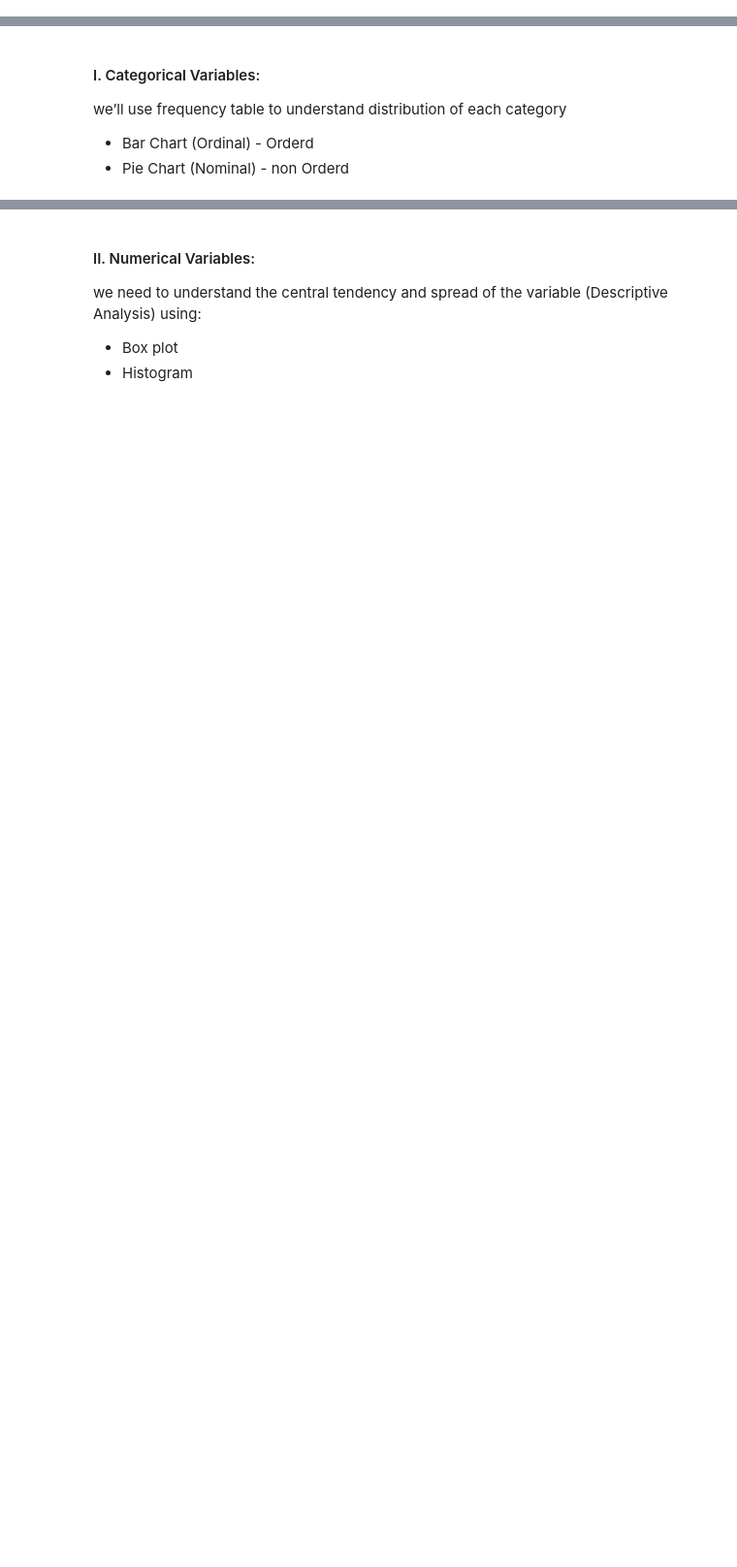
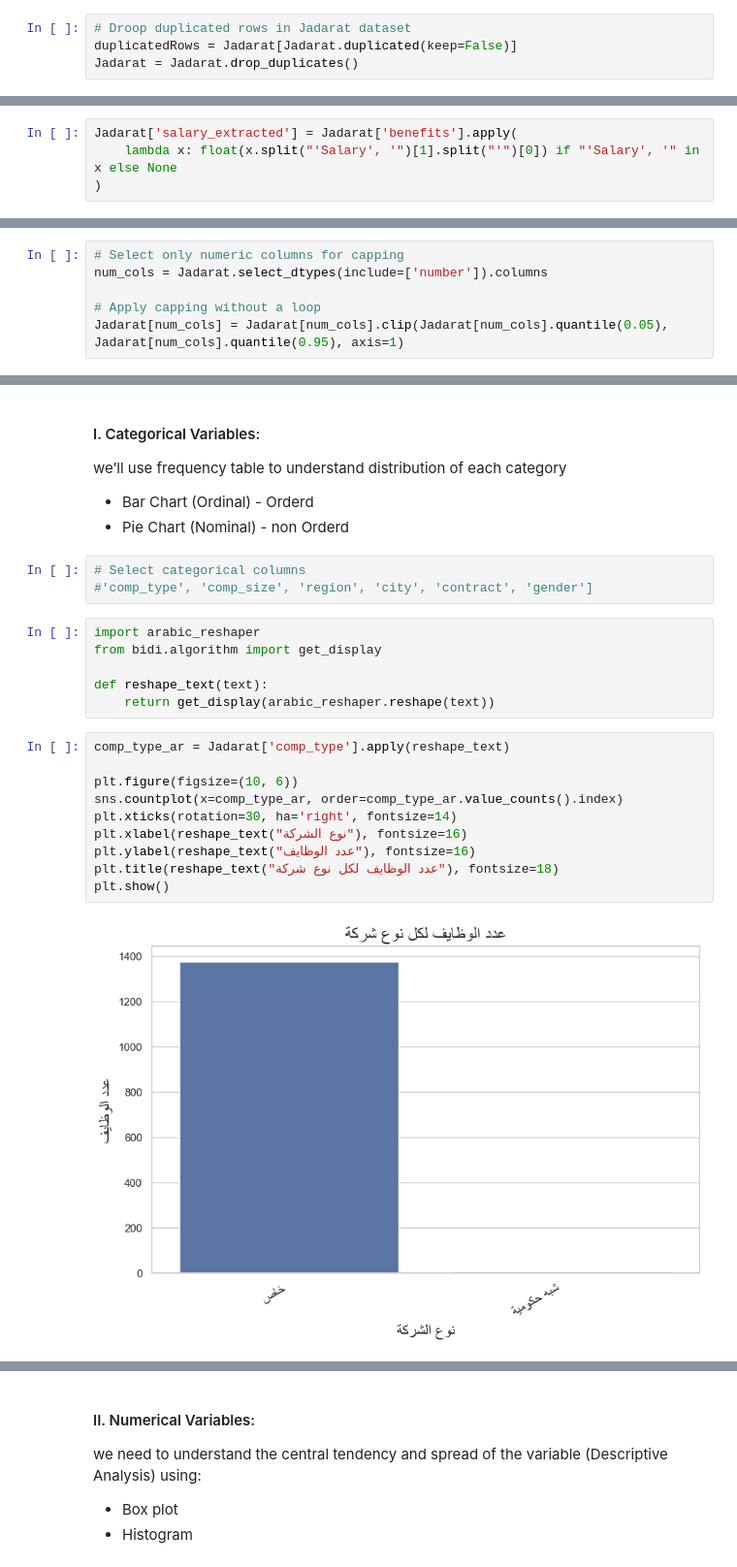
Before and after one commit to Tuwaiq-DS-ML-bootcamp-V-9/Usecase-5, a Jupyter notebook: EDA explain template.ipynb, the cells around one changed output, grey strips where cells are left out. Shown at 97% size. Saved outputs shown, nothing was run; the diff lists cells and outputs as text; blank space fills up the shorter version.

```diff
--- a/EDA explain template.ipynb
+++ b/EDA explain template.ipynb
@@ -686,0 +891,4 @@ missing_qualif_after
+# %%
+# Droop duplicated rows in Jadarat dataset
+duplicatedRows = Jadarat[Jadarat.duplicated(keep=False)]
+Jadarat = Jadarat.drop_duplicates()
@@ -686,0 +904,4 @@ missing_qualif_after
+# %%
+Jadarat['salary_extracted'] = Jadarat['benefits'].apply(
+    lambda x: float(x.split("'Salary', '")[1].split("'")[0]) if "'Salary', '" in x else None
+)
@@ -699,0 +1074,6 @@ Most of the ways to deal with outliers are similar to the methods of missing val
+# %%
+# Select only numeric columns for capping
+num_cols = Jadarat.select_dtypes(include=['number']).columns
+
+# Apply capping without a loop
+Jadarat[num_cols] = Jadarat[num_cols].clip(Jadarat[num_cols].quantile(0.05), Jadarat[num_cols].quantile(0.95), axis=1)
@@ -720,3 +1120,24 @@ Method to perform uni-variate analysis will depend on whether the variable type
 we’ll use frequency table to understand distribution of each category
 - Bar Chart (Ordinal) - Orderd
 - Pie Chart (Nominal) - non Orderd
+# %%
+# Select categorical columns
+#'comp_type', 'comp_size', 'region', 'city', 'contract', 'gender']
+# %%
+import arabic_reshaper
+from bidi.algorithm import get_display
+
+def reshape_text(text):
+    return get_display(arabic_reshaper.reshape(text))
+# %%
+comp_type_ar = Jadarat['comp_type'].apply(reshape_text)
+
+plt.figure(figsize=(10, 6))
+sns.countplot(x=comp_type_ar, order=comp_type_ar.value_counts().index)
+plt.xticks(rotation=30, ha='right', fontsize=14)
+plt.xlabel(reshape_text("نوع الشركة"), fontsize=16)
+plt.ylabel(reshape_text("عدد الوظايف"), fontsize=16)
+plt.title(reshape_text("عدد الوظايف لكل نوع شركة"), fontsize=18)
+plt.show()
+# %% [output]
+[figure, added]
```
Also changed, not shown: parts of 126 cells of this notebook, 7 other files.
